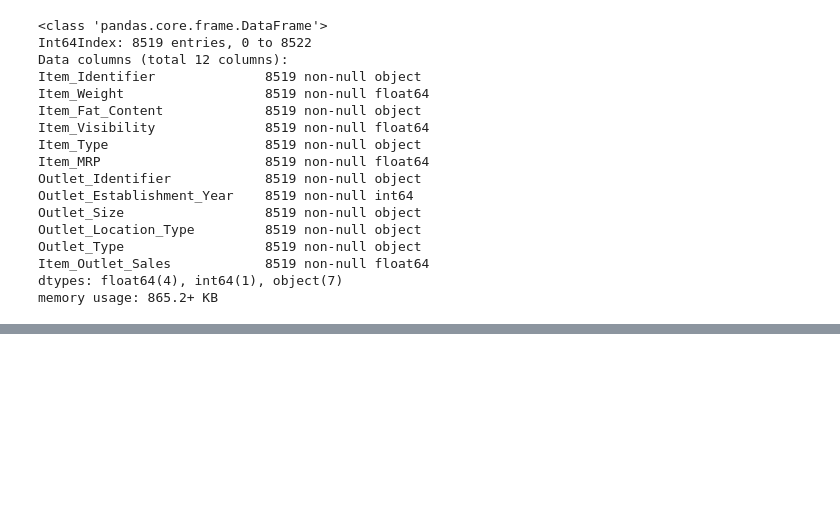
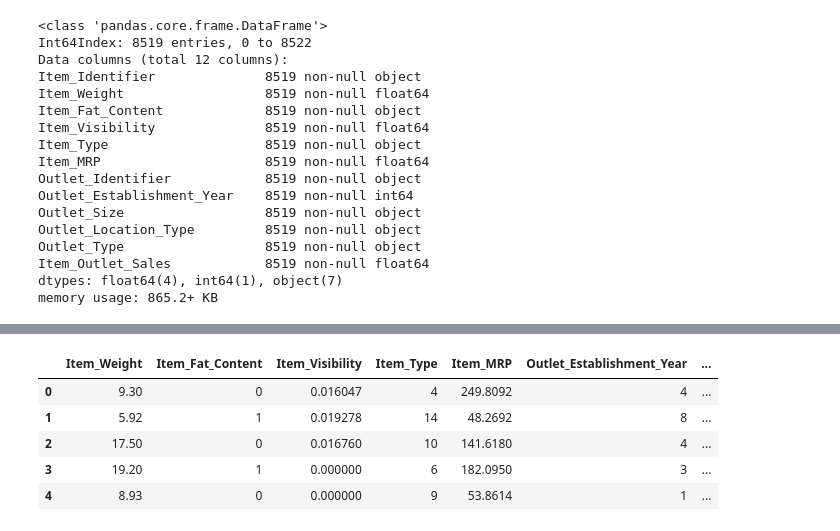
Before and after one commit to mrvanolog/Netology, a Jupyter notebook: Машинное обучение 2.0/Построение модели/SemiFinal/SemiFinal.ipynb, the cells around one changed output, grey strips where cells are left out. Drawn from its saved outputs; the diff is of its cells as text; code cells hidden in the pictures; blank space fills up the shorter version.

```diff
--- a/Машинное обучение 2.0/Построение модели/SemiFinal/SemiFinal.ipynb
+++ b/Машинное обучение 2.0/Построение модели/SemiFinal/SemiFinal.ipynb
@@ -271,0 +385,16 @@ memory usage: 865.2+ KB
+# %%
+data_trs = data
+
+for col in columns_to_encode:
+    le = LabelEncoder()
+    new_col = le.fit_transform(data_trs[col])
+    data_trs[col] = new_col
+
+data_trs.head()
+# %% [output]
+|  | Item_Weight | Item_Fat_Content | Item_Visibility | Item_Type | Item_MRP | Outlet_Establishment_Year | ... |
+| 0 | 9.30 | 0 | 0.016047 | 4 | 249.8092 | 4 | ... |
+| 1 | 5.92 | 1 | 0.019278 | 14 | 48.2692 | 8 | ... |
+| 2 | 17.50 | 0 | 0.016760 | 10 | 141.6180 | 4 | ... |
+| 3 | 19.20 | 1 | 0.000000 | 6 | 182.0950 | 3 | ... |
+| 4 | 8.93 | 0 | 0.000000 | 9 | 53.8614 | 1 | ... |
```
Also changed, not shown: parts of 22 cells of this notebook.
